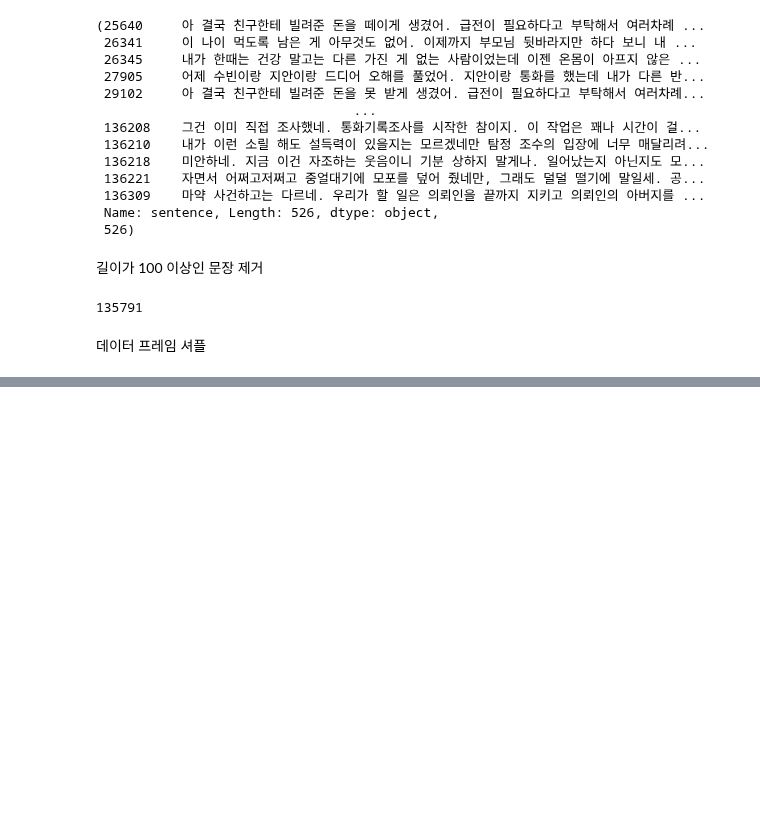
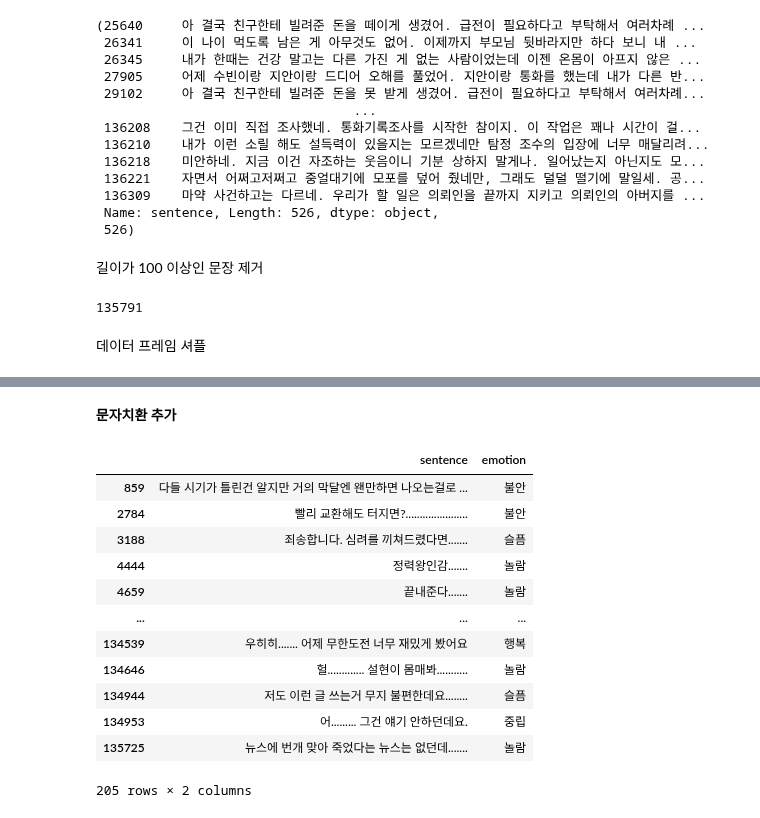
Before and after one commit to Bongwoo2lee/floread, a Jupyter notebook: sentiment-analysis/EDA.ipynb, the cells around one changed output, grey strips where cells are left out. Cells and saved outputs as stored; diff of their text form; code cells hidden in the pictures; blank space fills up the shorter version.

```diff
--- a/sentiment-analysis/EDA.ipynb
+++ b/sentiment-analysis/EDA.ipynb
@@ -928,0 +1006,21 @@ trainset.to_csv('data/병합데이터셋-v3.csv', encoding='utf-8-sig')
+# %%
+df['sentence'] = df['sentence'].str.lstrip()
+# %% [markdown]
+__문자치환 추가__
+# %%
+df_continuous_dots = df[df['sentence'].str.contains(r'\.{7,}', regex=True)]
+df_continuous_dots
+# %% [output]
+|  | sentence | emotion |
+| 859 | 다들 시기가 틀린건 알지만 거의 막달엔 왠만하면 나오는걸로 ... | 불안 |
+| 2784 | 빨리 교환해도 터지면?...................... | 불안 |
+| 3188 | 죄송합니다. 심려를 끼쳐드렸다면....... | 슬픔 |
+| 4444 | 정력왕인감....... | 놀람 |
+| 4659 | 끝내준다....... | 놀람 |
+| ... | ... | ... |
+| 134539 | 우히히....... 어제 무한도전 너무 재밌게 봤어요 | 행복 |
+| 134646 | 헐............. 설현이 몸매봐........... | 놀람 |
+| 134944 | 저도 이런 글 쓰는거 무지 불편한데요........ | 슬픔 |
+| 134953 | 어......... 그건 얘기 안하던데요. | 중립 |
+| 135725 | 뉴스에 번개 맞아 죽었다는 뉴스는 없던데....... | 놀람 |
+205 rows × 2 columns
```
Also changed, not shown: parts of 13 cells of this notebook.
